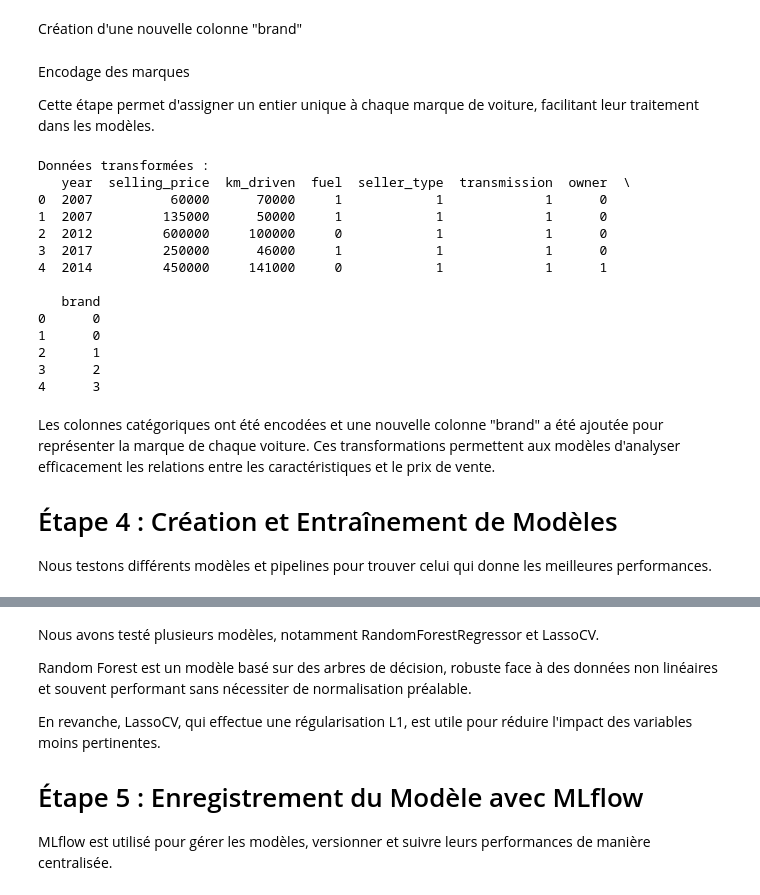
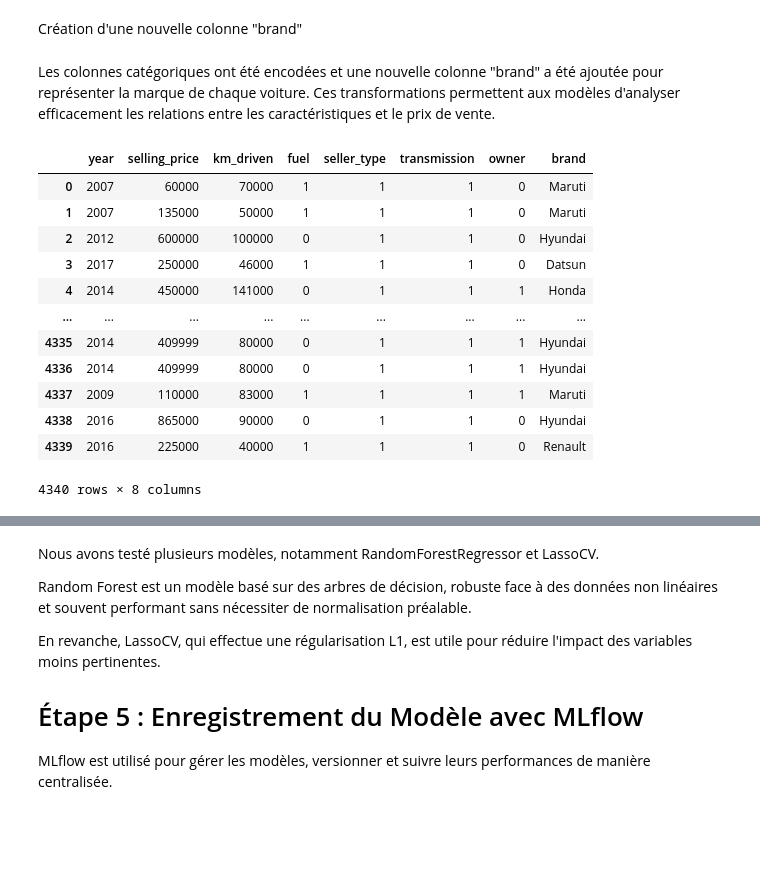
Before and after one commit to MohamedNiaissa/AutoPredict, a Jupyter notebook: AutoPredict.ipynb, the cells around one changed output, grey strips where cells are left out. Saved outputs shown, nothing was run; the diff lists cells and outputs as text; code cells hidden in the pictures; blank space fills up the shorter version.

```diff
--- a/AutoPredict.ipynb
+++ b/AutoPredict.ipynb
@@ -105,39 +173,7 @@ Downcasting behavior in `replace` is deprecated and will be removed in a future
 # %%
 df1['brand'] = df1['name'].str.split().str[0]
 df1.drop('name', axis=1, inplace=True)
-# %% [markdown]
-Encodage des marques
-
-Cette étape permet d'assigner un entier unique à chaque marque de voiture, facilitant leur traitement dans les modèles.
-# %%
-brands = df1['brand'].unique()
-brand_mapping = {brand: i for i, brand in enumerate(brands)}
-df1['brand'] = df1['brand'].map(brand_mapping)
-
-print("Données transformées :")
-print(df1.head())
-# %% [output]
-Données transformées :
-   year  selling_price  km_driven  fuel  seller_type  transmission  owner  \
-0  2007          60000      70000     1            1             1      0
-1  2007         135000      50000     1            1             1      0
-2  2012         600000     100000     0            1             1      0
-3  2017         250000      46000     1            1             1      0
-4  2014         450000     141000     0            1             1      1
-
-   brand
-0      0
-1      0
-2      1
-3      2
-4      3
 # %% [markdown]
 
 
 Les colonnes catégoriques ont été encodées et une nouvelle colonne "brand" a été ajoutée pour représenter la marque de chaque voiture. Ces transformations permettent aux modèles d'analyser efficacement les relations entre les caractéristiques et le prix de vente.
-
-
-# Étape 4 : Création et Entraînement de Modèles
-
-
-Nous testons différents modèles et pipelines pour trouver celui qui donne les meilleures performances.
@@ -156,0 +180,16 @@ X_train, X_test, y_train, y_test = train_test_split(X, y, test_size=0.2, random_
+# %%
+df1
+# %% [output]
+|  | year | selling_price | km_driven | fuel | seller_type | transmission | owner | brand |
+| 0 | 2007 | 60000 | 70000 | 1 | 1 | 1 | 0 | Maruti |
+| 1 | 2007 | 135000 | 50000 | 1 | 1 | 1 | 0 | Maruti |
+| 2 | 2012 | 600000 | 100000 | 0 | 1 | 1 | 0 | Hyundai |
+| 3 | 2017 | 250000 | 46000 | 1 | 1 | 1 | 0 | Datsun |
+| 4 | 2014 | 450000 | 141000 | 0 | 1 | 1 | 1 | Honda |
+| ... | ... | ... | ... | ... | ... | ... | ... | ... |
+| 4335 | 2014 | 409999 | 80000 | 0 | 1 | 1 | 1 | Hyundai |
+| 4336 | 2014 | 409999 | 80000 | 0 | 1 | 1 | 1 | Hyundai |
+| 4337 | 2009 | 110000 | 83000 | 1 | 1 | 1 | 1 | Maruti |
+| 4338 | 2016 | 865000 | 90000 | 0 | 1 | 1 | 0 | Hyundai |
+| 4339 | 2016 | 225000 | 40000 | 1 | 1 | 1 | 0 | Renault |
+4340 rows × 8 columns
```
Also changed, not shown: parts of 64 cells of this notebook, 4 other files.
